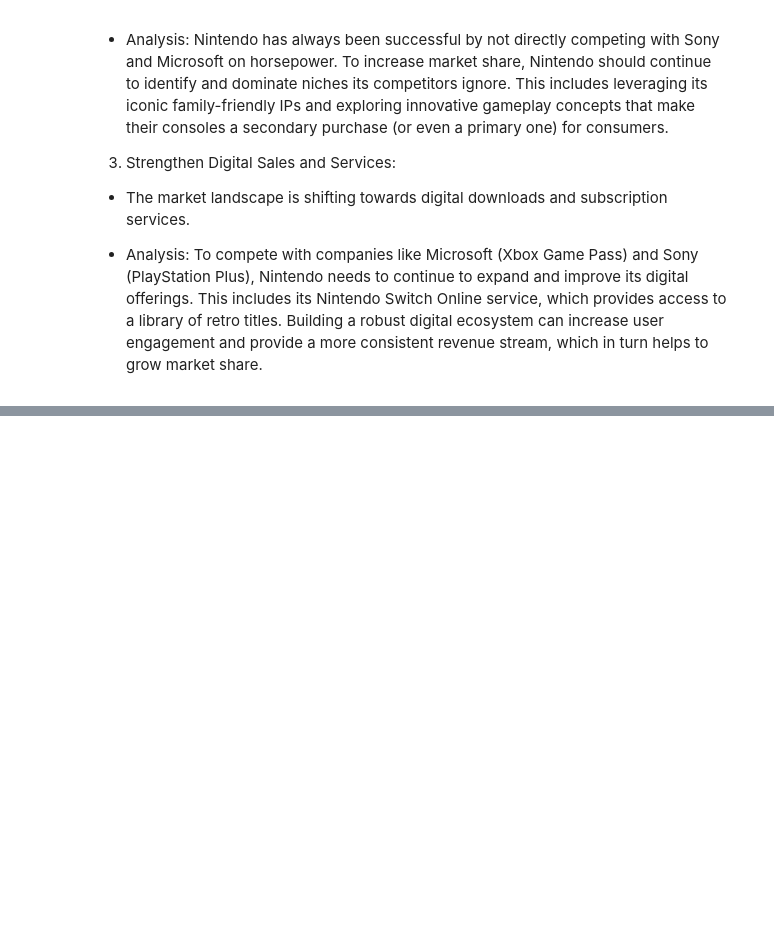
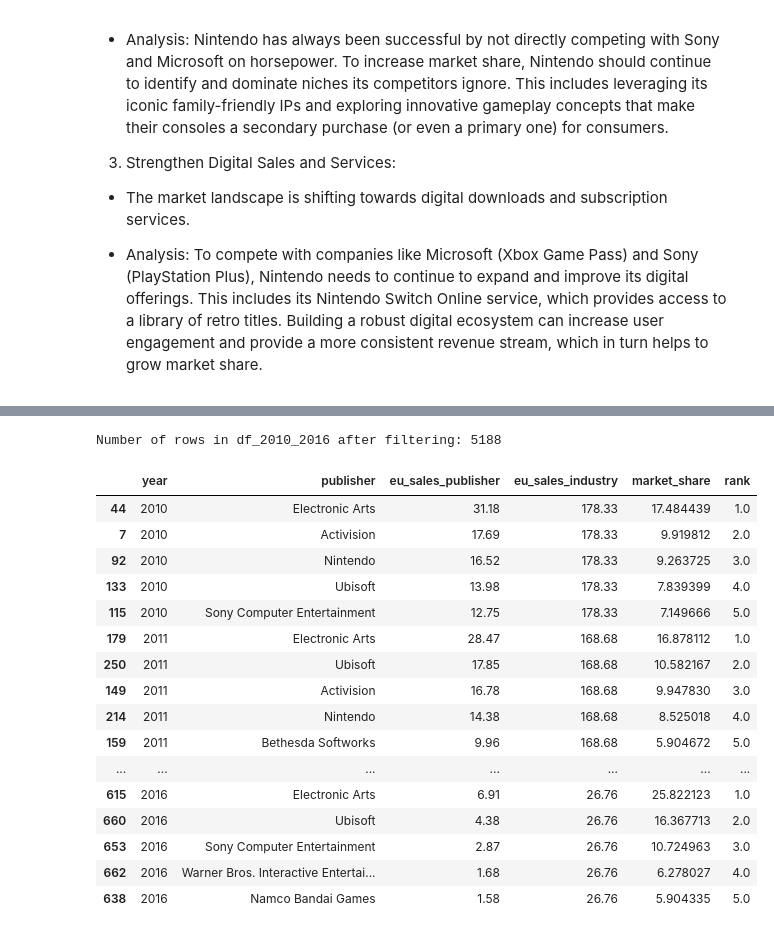
Before and after one commit to Kwasi-Dankwa/Game-sales, a Jupyter notebook: gamemodelling.ipynb, the cells around one changed output, grey strips where cells are left out. Cells and saved outputs as stored; diff of their text form; code cells hidden in the pictures; blank space fills up the shorter version.

```diff
--- a/gamemodelling.ipynb
+++ b/gamemodelling.ipynb
@@ -413,0 +481,38 @@ To increase its market share, Nintendo can leverage its strengths and learn from
+# %%
+## Filter data for years 2010-2016
+df_2010_2016 = df[(df['year'] >= 2010) & (df['year'] <= 2016)].copy()
+print(f"Number of rows in df_2010_2016 after filtering: {df_2010_2016.shape[0]}")
+publisher_eu_sales = df_2010_2016.groupby(['year', 'publisher'])['eu_sales'].sum().reset_index() #Calculate japanese sales for each publisher per year
+industry_eu_sales = df_2010_2016.groupby('year')['eu_sales'].sum().reset_index() #Calculate total japanese sales per year
+
+#Calculate market share in europe
+market_share_eu_df = publisher_eu_sales.merge(
+    industry_eu_sales, on='year', suffixes=('_publisher', '_industry')
+)
+market_share_eu_df['market_share'] = (market_share_eu_df['eu_sales_publisher'] / market_share_eu_df['eu_sales_industry']) * 100
+
+# Rank publishers by market share in europe
+market_share_eu_df['rank'] = market_share_eu_df.groupby('year')['market_share'].rank(method='first', ascending=False)
+
+# Filter for top 5 publishers in europe
+top_5_eu_publishers = market_share_eu_df[market_share_eu_df['rank'] <= 5].sort_values(by=['year', 'rank'])
+display(top_5_eu_publishers)
+# %% [output]
+Number of rows in df_2010_2016 after filtering: 5188
+|  | year | publisher | eu_sales_publisher | eu_sales_industry | market_share | rank |
+| 44 | 2010 | Electronic Arts | 31.18 | 178.33 | 17.484439 | 1.0 |
+| 7 | 2010 | Activision | 17.69 | 178.33 | 9.919812 | 2.0 |
+| 92 | 2010 | Nintendo | 16.52 | 178.33 | 9.263725 | 3.0 |
+| 133 | 2010 | Ubisoft | 13.98 | 178.33 | 7.839399 | 4.0 |
+| 115 | 2010 | Sony Computer Entertainment | 12.75 | 178.33 | 7.149666 | 5.0 |
+| 179 | 2011 | Electronic Arts | 28.47 | 168.68 | 16.878112 | 1.0 |
+| 250 | 2011 | Ubisoft | 17.85 | 168.68 | 10.582167 | 2.0 |
+| 149 | 2011 | Activision | 16.78 | 168.68 | 9.947830 | 3.0 |
+| 214 | 2011 | Nintendo | 14.38 | 168.68 | 8.525018 | 4.0 |
+| 159 | 2011 | Bethesda Softworks | 9.96 | 168.68 | 5.904672 | 5.0 |
+| ... | ... | ... | ... | ... | ... | ... |
+| 615 | 2016 | Electronic Arts | 6.91 | 26.76 | 25.822123 | 1.0 |
+| 660 | 2016 | Ubisoft | 4.38 | 26.76 | 16.367713 | 2.0 |
+| 653 | 2016 | Sony Computer Entertainment | 2.87 | 26.76 | 10.724963 | 3.0 |
+| 662 | 2016 | Warner Bros. Interactive Entertai... | 1.68 | 26.76 | 6.278027 | 4.0 |
+| 638 | 2016 | Namco Bandai Games | 1.58 | 26.76 | 5.904335 | 5.0 |
```
Also changed, not shown: parts of 7 cells of this notebook.
